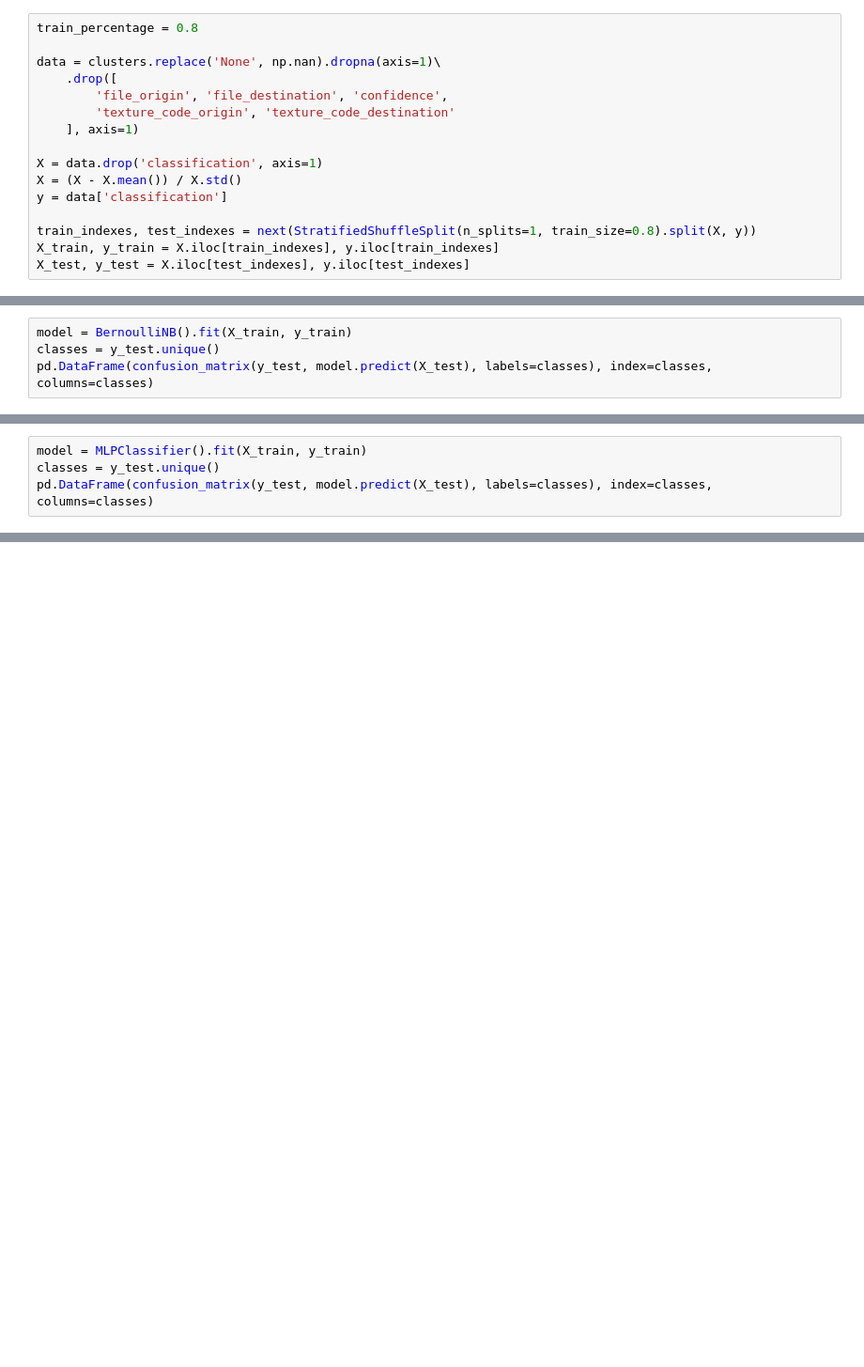
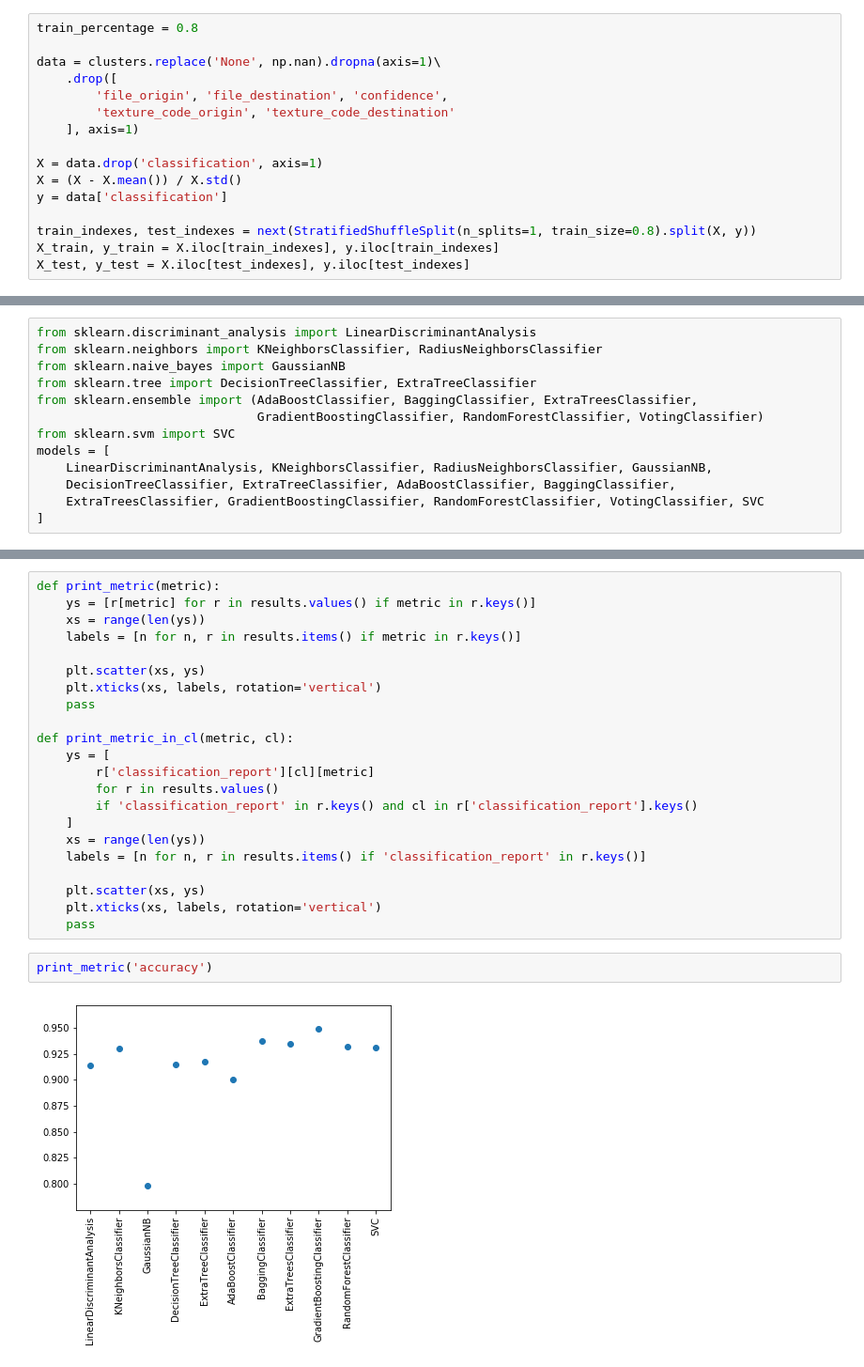
Before and after one commit to nicolaspascual/point-cloud-learn, a Jupyter notebook: notebooks/Cluster preliminary classification.ipynb, the cells around one changed output, grey strips where cells are left out. Shown at 94% size. Drawn from its saved outputs; the diff is of its cells as text; blank space fills up the shorter version.

Commit message:
Added analysis with cls

```diff
--- a/notebooks/Cluster preliminary classification.ipynb
+++ b/notebooks/Cluster preliminary classification.ipynb
@@ -49,4 +36,0 @@ pd.DataFrame(confusion_matrix(y_test, model.predict(X_test), labels=classes), in
-# %%
-model = BernoulliNB().fit(X_train, y_train)
-classes = y_test.unique()
-pd.DataFrame(confusion_matrix(y_test, model.predict(X_test), labels=classes), index=classes, columns=classes)
@@ -62,4 +36,0 @@ pd.DataFrame(confusion_matrix(y_test, model.predict(X_test), labels=classes), in
-# %%
-model = MLPClassifier().fit(X_train, y_train)
-classes = y_test.unique()
-pd.DataFrame(confusion_matrix(y_test, model.predict(X_test), labels=classes), index=classes, columns=classes)
@@ -72,0 +37,13 @@ pd.DataFrame(confusion_matrix(y_test, model.predict(X_test), labels=classes), in
+# %%
+from sklearn.discriminant_analysis import LinearDiscriminantAnalysis
+from sklearn.neighbors import KNeighborsClassifier, RadiusNeighborsClassifier
+from sklearn.naive_bayes import GaussianNB
+from sklearn.tree import DecisionTreeClassifier, ExtraTreeClassifier
+from sklearn.ensemble import (AdaBoostClassifier, BaggingClassifier, ExtraTreesClassifier,
+                              GradientBoostingClassifier, RandomForestClassifier, VotingClassifier)
+from sklearn.svm import SVC
+models = [
+    LinearDiscriminantAnalysis, KNeighborsClassifier, RadiusNeighborsClassifier, GaussianNB,
+    DecisionTreeClassifier, ExtraTreeClassifier, AdaBoostClassifier, BaggingClassifier,
+    ExtraTreesClassifier, GradientBoostingClassifier, RandomForestClassifier, VotingClassifier, SVC
+]
@@ -72,0 +77,26 @@ pd.DataFrame(confusion_matrix(y_test, model.predict(X_test), labels=classes), in
+# %%
+def print_metric(metric):
+    ys = [r[metric] for r in results.values() if metric in r.keys()]
+    xs = range(len(ys))
+    labels = [n for n, r in results.items() if metric in r.keys()]
+
+    plt.scatter(xs, ys)
+    plt.xticks(xs, labels, rotation='vertical')
+    pass
+
+def print_metric_in_cl(metric, cl):
+    ys = [
+        r['classification_report'][cl][metric]
+        for r in results.values()
+        if 'classification_report' in r.keys() and cl in r['classification_report'].keys()
+    ]
+    xs = range(len(ys))
+    labels = [n for n, r in results.items() if 'classification_report' in r.keys()]
+
+    plt.scatter(xs, ys)
+    plt.xticks(xs, labels, rotation='vertical')
+    pass
+# %%
+print_metric('accuracy')
+# %% [output]
+[figure, added]
```
Also changed, not shown: parts of 13 cells of this notebook.
